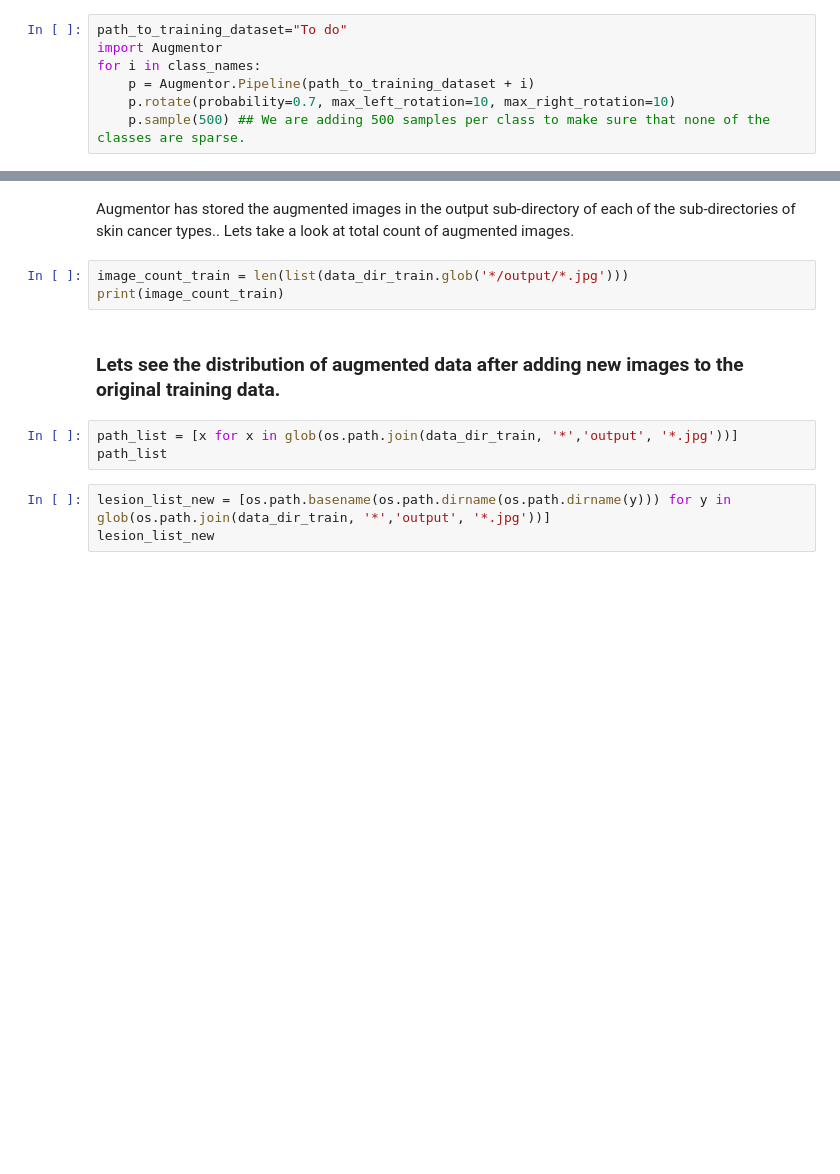
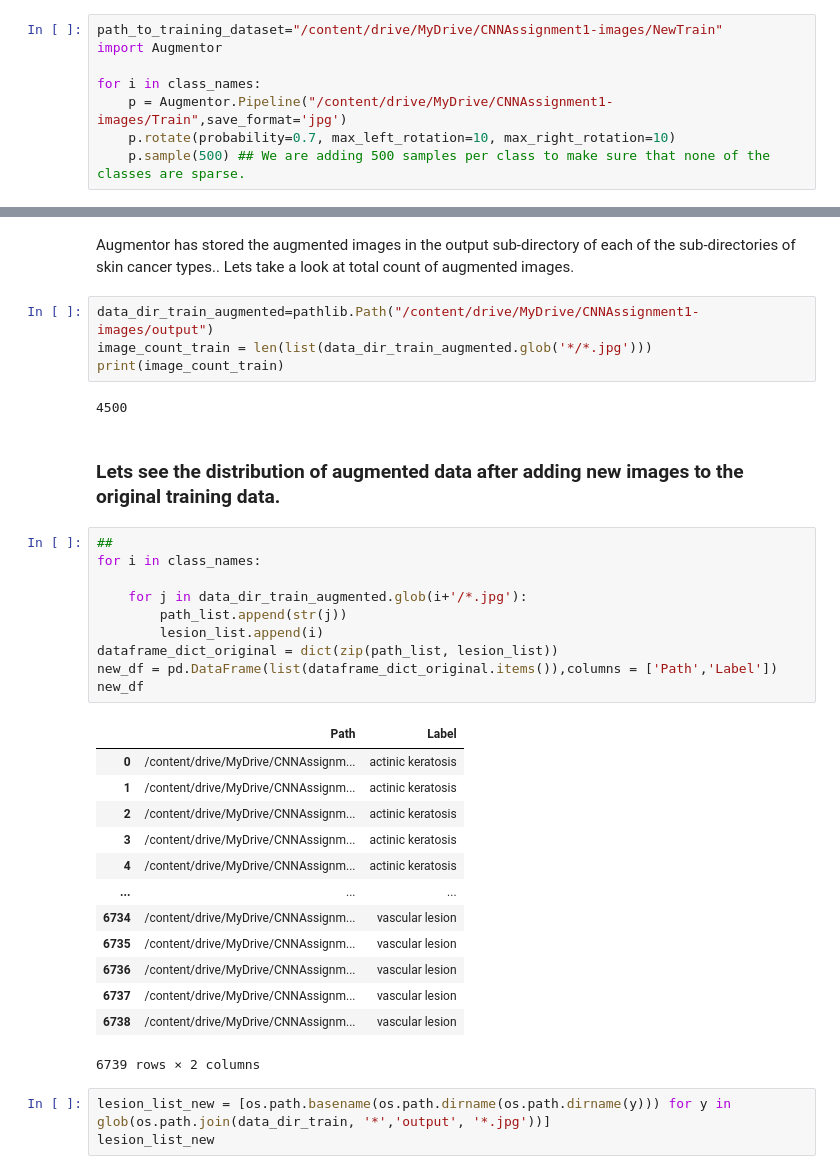
Before and after one commit to 2610geetha/MelanomaDetectionCNNAssignment, a Jupyter notebook: Assignment_CNN_Skin_Cancer.ipynb, the cells around one changed output, grey strips where cells are left out. Saved outputs shown, nothing was run; the diff lists cells and outputs as text; blank space fills up the shorter version.

```diff
--- a/Assignment_CNN_Skin_Cancer.ipynb
+++ b/Assignment_CNN_Skin_Cancer.ipynb
@@ -310,9 +463,10 @@ To use `Augmentor`, the following general procedure is followed:
 2. Define a number of operations to perform on this data set using your `Pipeline` object.<br>
 3. Execute these operations by calling the `Pipeline’s` `sample()` method.
 # %%
-path_to_training_dataset="To do"
+path_to_training_dataset="/content/drive/MyDrive/CNNAssignment1-images/NewTrain"
 import Augmentor
+
 for i in class_names:
-    p = Augmentor.Pipeline(path_to_training_dataset + i)
+    p = Augmentor.Pipeline("/content/drive/MyDrive/CNNAssignment1-images/Train",save_format='jpg')
     p.rotate(probability=0.7, max_left_rotation=10, max_right_rotation=10)
     p.sample(500) ## We are adding 500 samples per class to make sure that none of the classes are sparse.
@@ -319,13 +492,37 @@ for i in class_names:
 # %% [markdown]
 Augmentor has stored the augmented images in the output sub-directory of each of the sub-directories of skin cancer types.. Lets take a look at total count of augmented images.
 # %%
-image_count_train = len(list(data_dir_train.glob('*/output/*.jpg')))
+data_dir_train_augmented=pathlib.Path("/content/drive/MyDrive/CNNAssignment1-images/output")
+image_count_train = len(list(data_dir_train_augmented.glob('*/*.jpg')))
 print(image_count_train)
+# %% [output]
+4500
 # %% [markdown]
 ### Lets see the distribution of augmented data after adding new images to the original training data.
-# %%
-path_list = [x for x in glob(os.path.join(data_dir_train, '*','output', '*.jpg'))]
-path_list
+# %%
+##
+for i in class_names:
+
+    for j in data_dir_train_augmented.glob(i+'/*.jpg'):
+        path_list.append(str(j))
+        lesion_list.append(i)
+dataframe_dict_original = dict(zip(path_list, lesion_list))
+new_df = pd.DataFrame(list(dataframe_dict_original.items()),columns = ['Path','Label'])
+new_df
+# %% [output]
+|  | Path | Label |
+| 0 | /content/drive/MyDrive/CNNAssignm... | actinic keratosis |
+| 1 | /content/drive/MyDrive/CNNAssignm... | actinic keratosis |
+| 2 | /content/drive/MyDrive/CNNAssignm... | actinic keratosis |
+| 3 | /content/drive/MyDrive/CNNAssignm... | actinic keratosis |
+| 4 | /content/drive/MyDrive/CNNAssignm... | actinic keratosis |
+| ... | ... | ... |
+| 6734 | /content/drive/MyDrive/CNNAssignm... | vascular lesion |
+| 6735 | /content/drive/MyDrive/CNNAssignm... | vascular lesion |
+| 6736 | /content/drive/MyDrive/CNNAssignm... | vascular lesion |
+| 6737 | /content/drive/MyDrive/CNNAssignm... | vascular lesion |
+| 6738 | /content/drive/MyDrive/CNNAssignm... | vascular lesion |
+6739 rows × 2 columns
 # %%
 lesion_list_new = [os.path.basename(os.path.dirname(os.path.dirname(y))) for y in glob(os.path.join(data_dir_train, '*','output', '*.jpg'))]
 lesion_list_new
```
Also changed, not shown: parts of 37 cells of this notebook.
